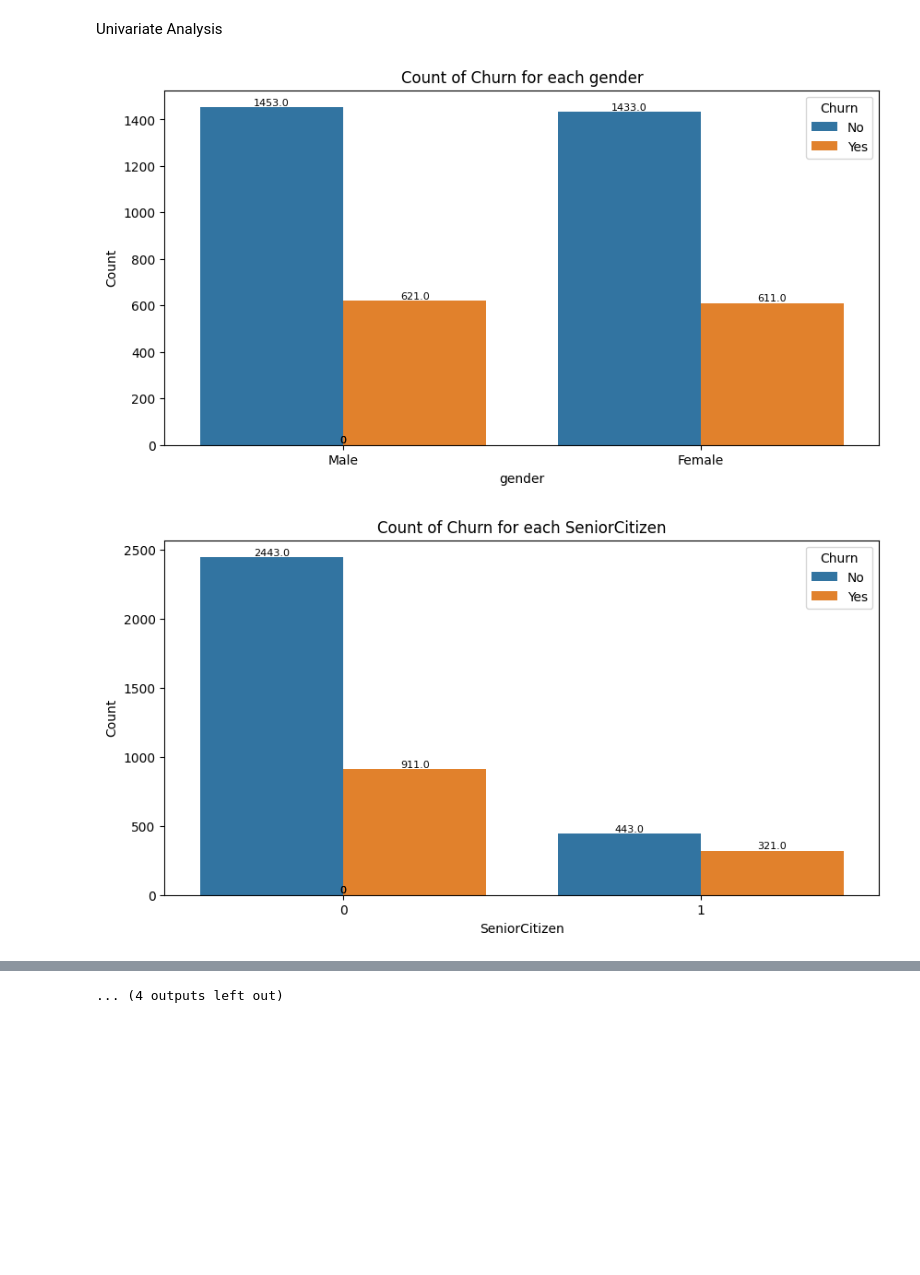
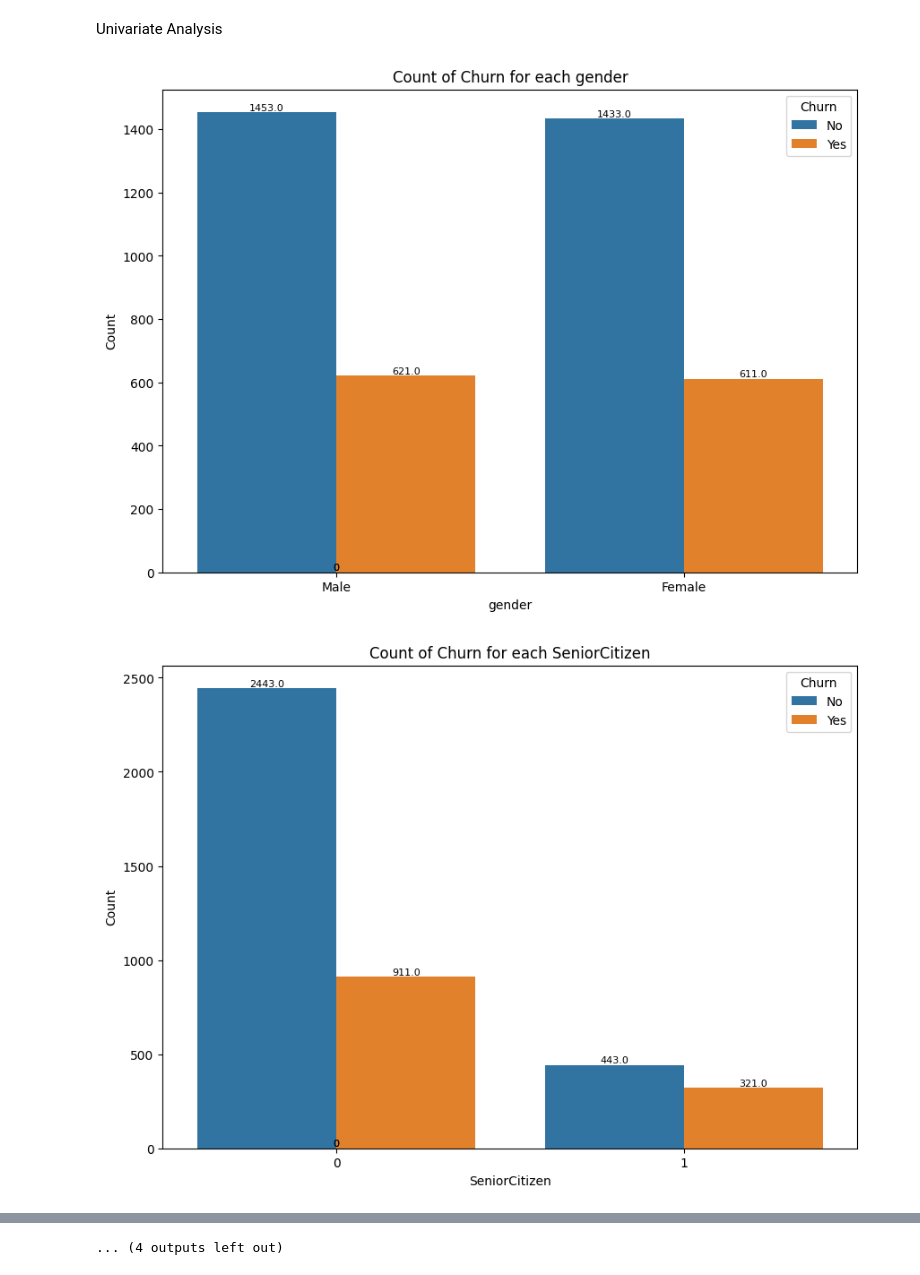
Before and after one commit to DelphinKdl/customer-churn-prediction-classification-model, a Jupyter notebook: notebook.ipynb, the cells around one changed output, grey strips where cells are left out. Cells and saved outputs as stored; diff of their text form; code cells hidden in the pictures; blank space fills up the shorter version.

```diff
--- a/notebook.ipynb
+++ b/notebook.ipynb
@@ -464,4 +464,10 @@ telcomData['StreamingTV'] = pd.Categorical(telcomData['StreamingTV'], categories
 telcomData['StreamingMovies'] = telcomData['StreamingMovies'].map({'True': 'Yes', 'False': 'No', 'No': 'No', 'Yes': 'Yes'})
 # Convert the 'StreamingMovies' column to a categorical type
 telcomData['StreamingMovies'] = pd.Categorical(telcomData['StreamingMovies'], categories=['Yes', 'No', 'No internet service'], ordered=False)
+# %%
+
+# colum PaperlessBilling
+telcomData['PaperlessBilling'] = telcomData['PaperlessBilling'].map({'True': 'Yes', 'False': 'No', 'No': 'No', 'Yes': 'Yes'})
+# Convert the 'PaperlessBilling' column to a categorical type
+telcomData['PaperlessBilling'] = pd.Categorical(telcomData['PaperlessBilling'], categories=['Yes', 'No'], ordered=False)
 # %%
@@ -485,28 +491,28 @@ Univariate Analysis
 # %%
 
 # Get the number of unique values for each predictor
 unique_counts = telcomData.nunique()
 
 # Iterate over predictors
 for i, predictor in enumerate(telcomData.drop(columns=['Churn', 'TotalCharges', 'MonthlyCharges'])):
-    plt.figure(i, figsize=(10, 5))  # Adjust figsize as needed
+    plt.figure(i, figsize=(10, 7))
 
     # Create a countplot
     ax = sns.countplot(data=telcomData, x=predictor, hue='Churn')
 
     # Annotate each bar with its count
     for p in ax.patches:
         height = p.get_height()
         ax.annotate(f'{height}', (p.get_x() + p.get_width() / 2., height),
                     ha='center', va='bottom', fontsize=8)
 
     # Set labels and title
     plt.xlabel(predictor)
     plt.ylabel('Count')
     plt.title(f'Count of Churn for each {predictor}')
 
 # Show the plots
 plt.show()
 # %% [output]
-[figure, old version]
+[figure, new version]
-[figure, old version]
+[figure, new version]
```
Also changed, not shown: parts of 3 cells of this notebook.
